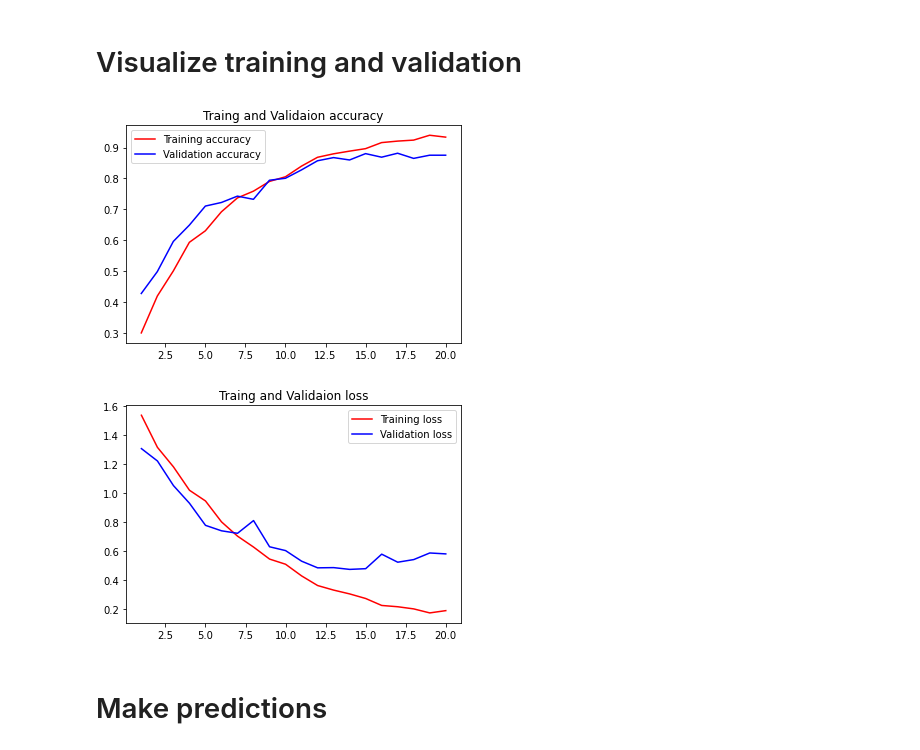
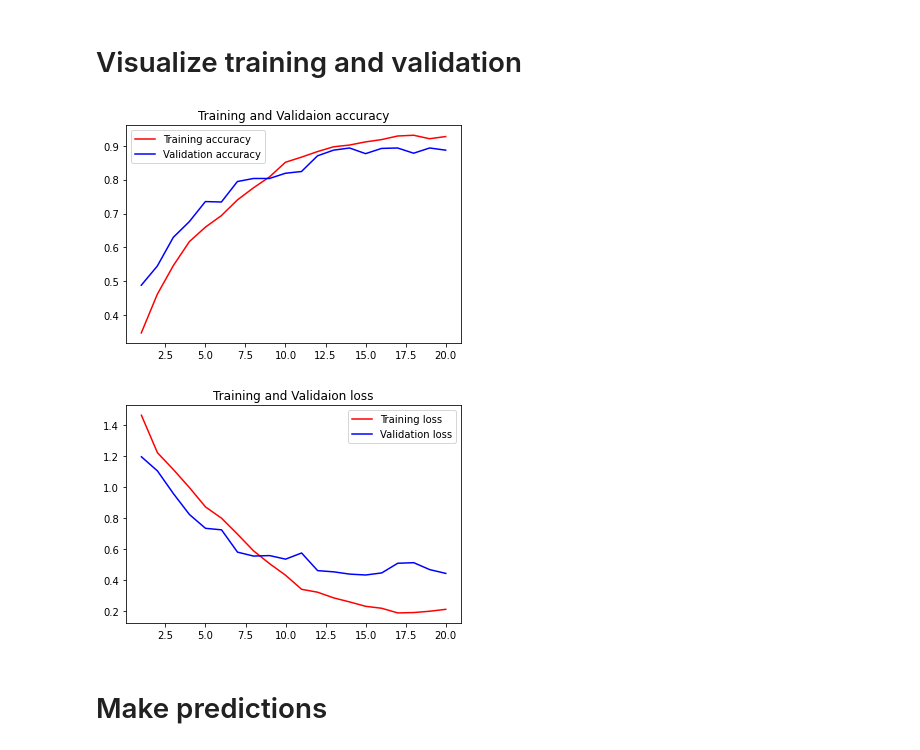
Before and after one commit to hammadmagic2006/DLAssignment, a Jupyter notebook: flower-classification.ipynb, the cells around one changed output. Drawn from its saved outputs; the diff is of its cells as text; code cells hidden in the pictures.

```diff
--- a/flower-classification.ipynb
+++ b/flower-classification.ipynb
@@ -136,26 +133,26 @@ Epoch 20/20
 # %%
 acc = hist.history['accuracy']
 val_acc = hist.history['val_accuracy']
 loss = hist.history['loss']
 val_loss = hist.history['val_loss']
 epochs = range(1, len(acc) + 1)
 
 plt.plot(epochs, acc, 'r', label='Training accuracy')
 plt.plot(epochs, val_acc, 'b', label='Validation accuracy')
-plt.title('Traing and Validaion accuracy')
+plt.title('Training and Validaion accuracy')
 plt.legend()
 
 plt.figure()
 
 plt.plot(epochs, loss, 'r', label='Training loss')
 plt.plot(epochs, val_loss, 'b', label='Validation loss')
-plt.title('Traing and Validaion loss')
+plt.title('Training and Validaion loss')
 plt.legend()
 
 plt.show()
 # %% [output]
-[figure, old version]
+[figure, new version]
-[figure, old version]
+[figure, new version]
 # %% [markdown]
 # Make predictions
 # %%
```
Also changed, not shown: parts of 4 cells of this notebook.
